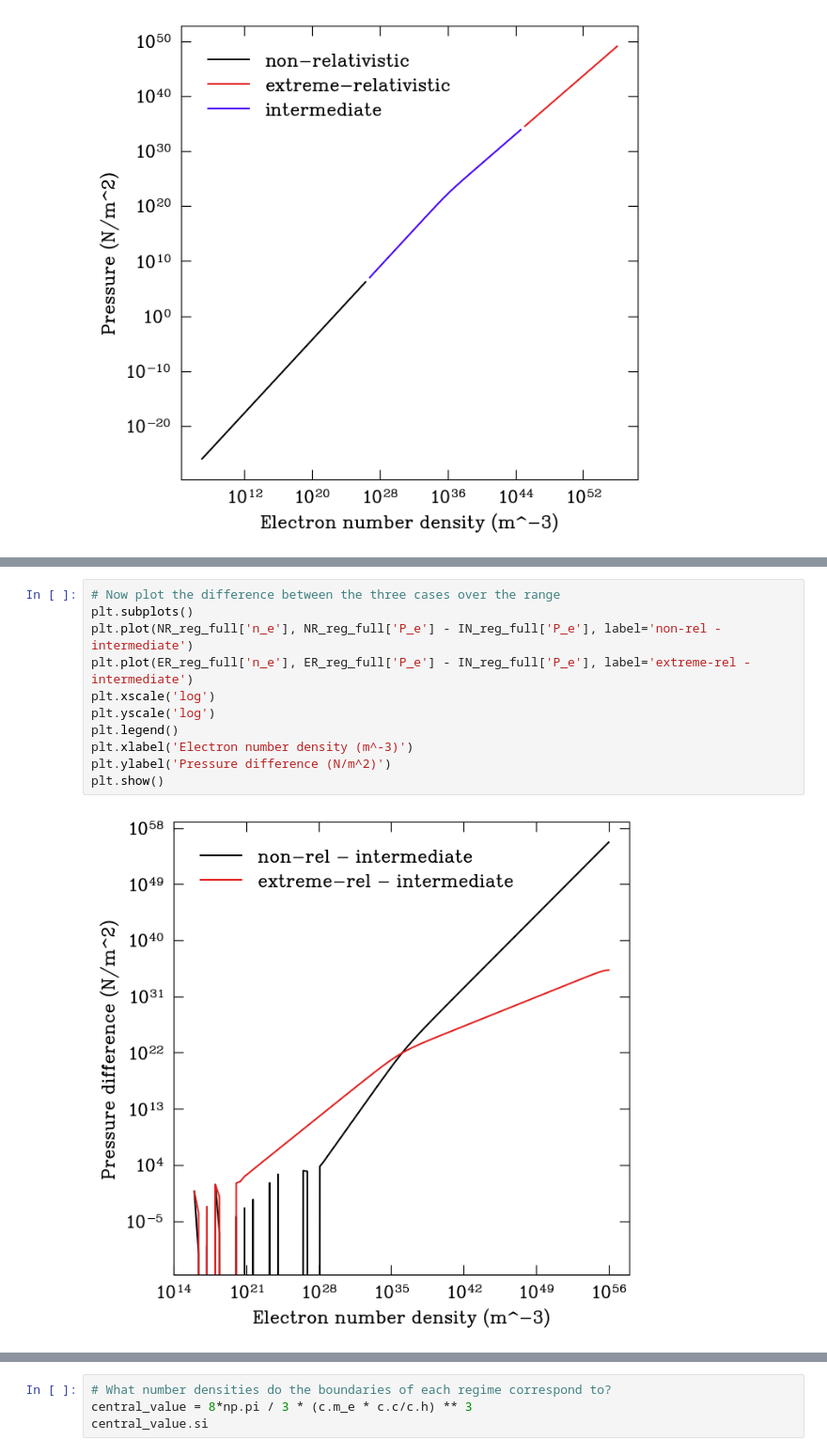
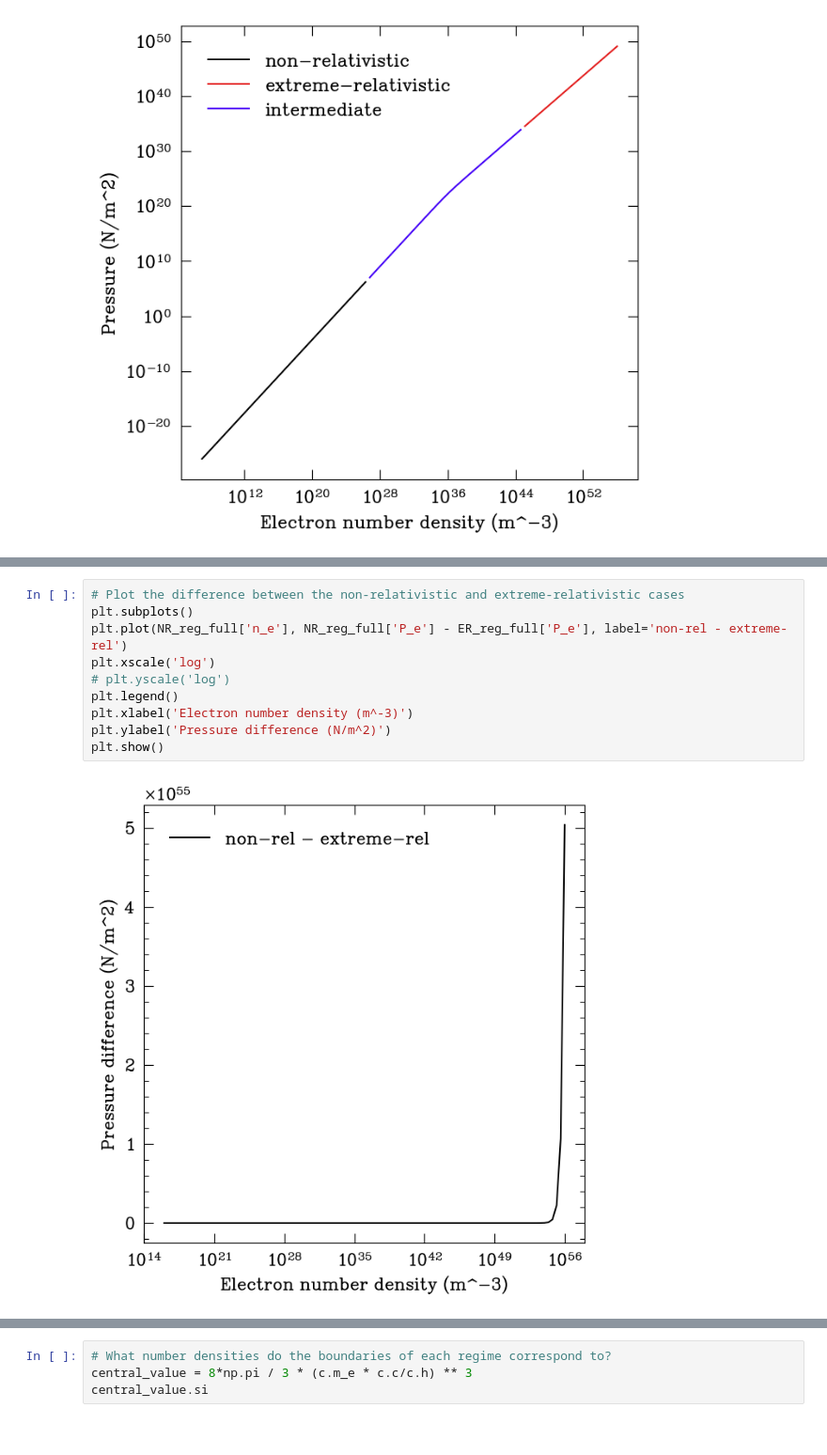
Before and after one commit to EricMullerAU/Stars-Project, a Jupyter notebook: Jason_crap/rel_start.ipynb, the cells around one changed output, grey strips where cells are left out. Shown at 94% size. Saved outputs shown, nothing was run; the diff lists cells and outputs as text.

Commit message:
Cleaned some plots up

```diff
--- a/Jason_crap/rel_start.ipynb
+++ b/Jason_crap/rel_start.ipynb
@@ -370,13 +364,12 @@ plt.show()
 # %%
-# Now plot the difference between the three cases over the range
+# Plot the difference between the non-relativistic and extreme-relativistic cases
 plt.subplots()
-plt.plot(NR_reg_full['n_e'], NR_reg_full['P_e'] - IN_reg_full['P_e'], label='non-rel - intermediate')
-plt.plot(ER_reg_full['n_e'], ER_reg_full['P_e'] - IN_reg_full['P_e'], label='extreme-rel - intermediate')
+plt.plot(NR_reg_full['n_e'], NR_reg_full['P_e'] - ER_reg_full['P_e'], label='non-rel - extreme-rel')
 plt.xscale('log')
-plt.yscale('log')
+# plt.yscale('log')
 plt.legend()
 plt.xlabel('Electron number density (m^-3)')
 plt.ylabel('Pressure difference (N/m^2)')
 plt.show()
 # %% [output]
-[figure, old version]
+[figure, new version]
```
Also changed, not shown: parts of 4 cells of this notebook.
